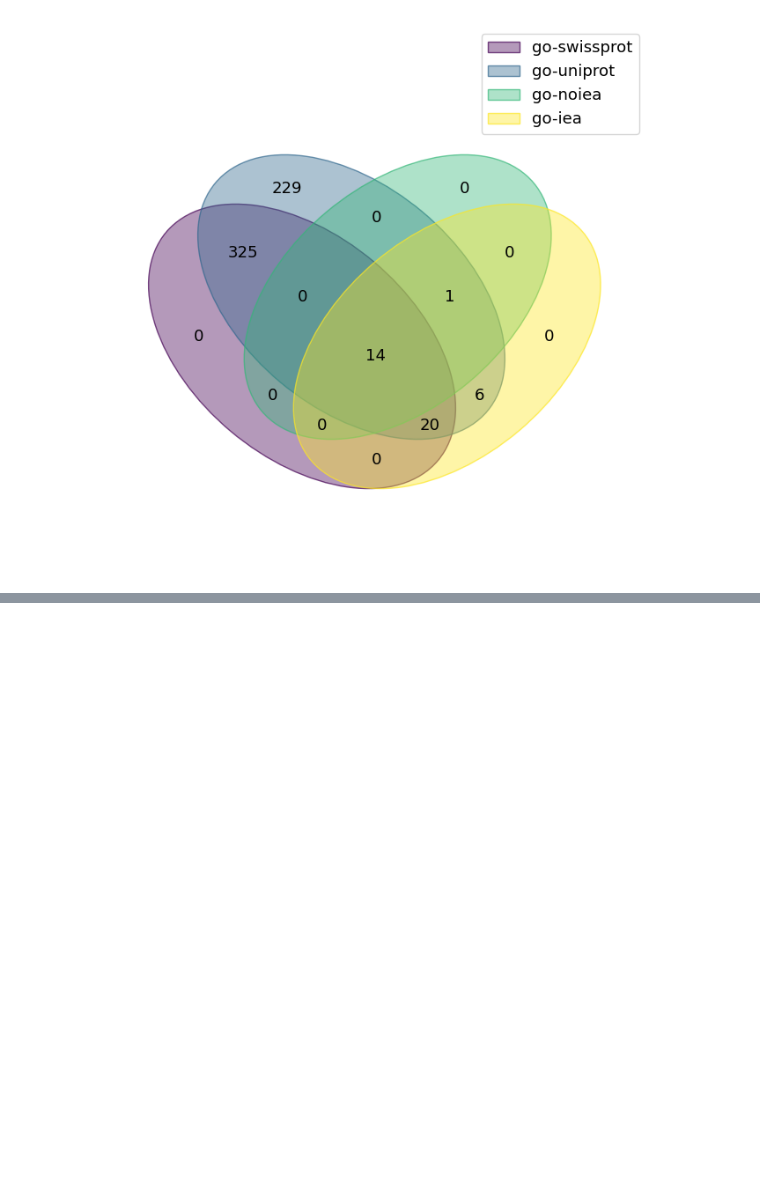
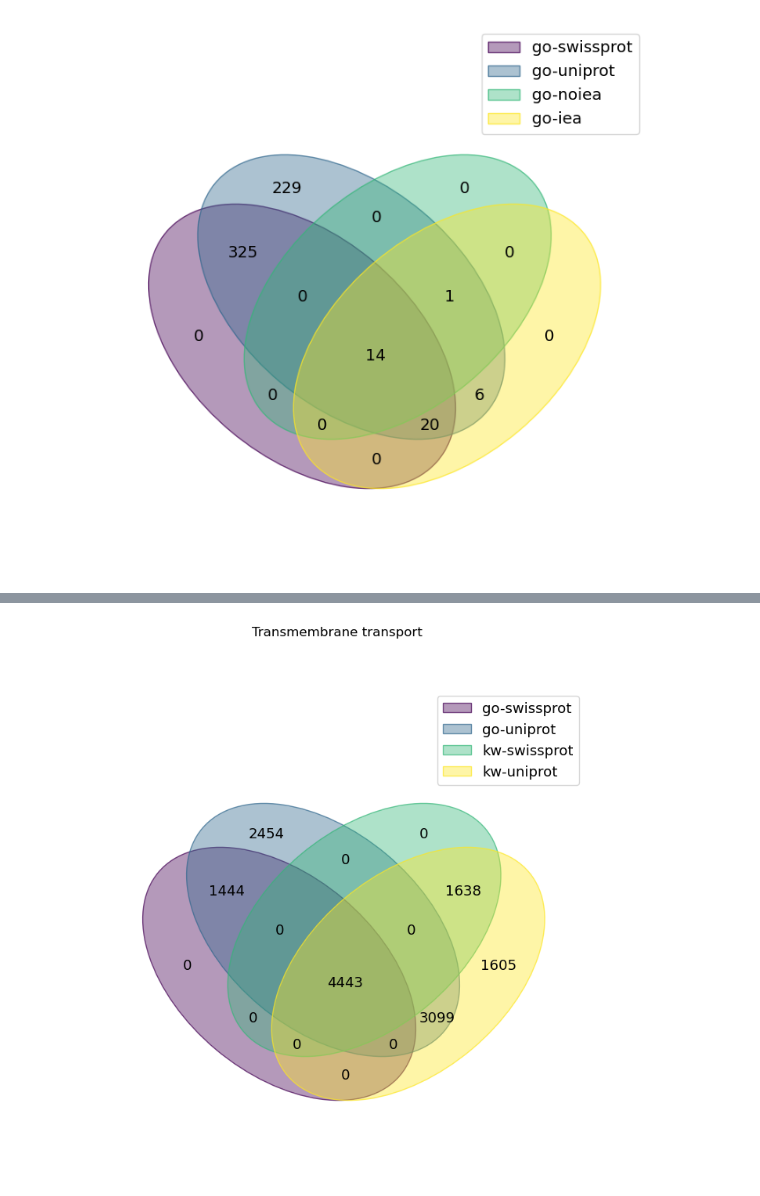
Before and after one commit to adenger/subpred4, a Jupyter notebook: notebooks/trembl_analysis.ipynb, the cells around one changed output, grey strips where cells are left out. Saved outputs shown, nothing was run; the diff lists cells and outputs as text; code cells hidden in the pictures; blank space fills up the shorter version.

```diff
--- a/notebooks/trembl_analysis.ipynb
+++ b/notebooks/trembl_analysis.ipynb
@@ -65,7 +68,10 @@ df_uniprot.head()
 | A0PK11 | reviewed | CLRN2_HUMAN | GO:0007605; GO:0016021; GO:003242... | 9606 | KW-1003; KW-0966; KW-0209; KW-022... | MPGWFKKAWYGLASLLSFSSFILIIVALVVPHW... |
 # %%
 import re
-df_uniprot = df_uniprot[df_uniprot.Sequence.str.match(re.compile("[ACDEFGHIKLMNPQRSTVWY]+"))]
+
+df_uniprot = df_uniprot[
+    df_uniprot.Sequence.str.match(re.compile("[ACDEFGHIKLMNPQRSTVWY]+"))
+]
 # %%
 swissprot_proteins = set(df_uniprot[df_uniprot.Reviewed == "reviewed"].index.to_list())
 trembl_proteins = set(df_uniprot[df_uniprot.Reviewed == "unreviewed"].index.to_list())
@@ -227,0 +265,9 @@ Transmembrane (KW-0812)
+# %%
+df_uniprot_kw = df_uniprot["Keyword ID"].rename("kw_ids")
+df_uniprot_kw = df_uniprot_kw[~df_uniprot_kw.isnull()]
+df_uniprot_kw = df_uniprot_kw.str.split(";").explode().str.strip()
+df_uniprot_kw = df_uniprot_kw.reset_index(drop=False)
+df_uniprot_kw = df_uniprot_kw.merge(
+    df_uniprot.Reviewed, how="inner", left_on="Entry", right_index=True
+)
+df_uniprot_kw.head()
@@ -227,0 +281,7 @@ Transmembrane (KW-0812)
+# %%
+transmembrane_proteins = df_uniprot_kw[df_uniprot_kw.kw_ids == keywords["Transmembrane"]].Entry.unique()
+df_uniprot_kw_transmembrane = df_uniprot_kw[
+    df_uniprot_kw.Entry.isin(transmembrane_proteins)
+].reset_index(drop=True)
+
+df_uniprot_kw_transmembrane.head()
@@ -227,0 +301,18 @@ Transmembrane (KW-0812)
+# %%
+def venn_plot_kw(go_set: set, keyword:str):
+    go_swissprot = set(
+        df_swissprot_go[df_swissprot_go.go_id.isin(go_set)].Entry.to_list()
+    )
+    go_uniprot = set(df_uniprot_go[df_uniprot_go.go_id.isin(go_set)].Entry.to_list())
+    kw_uniprot = set(
+        df_uniprot_kw_transmembrane[
+            (df_uniprot_kw_transmembrane.kw_ids == keyword)
+        ].Entry.unique()
+    )
+    kw_swissprot = set(
+        df_uniprot_kw_transmembrane[
+            (df_uniprot_kw_transmembrane.kw_ids == keyword)
+            & (df_uniprot_kw_transmembrane.Reviewed == "reviewed")
+        ].Entry.unique()
+    )
+    venn({"go-swissprot": go_swissprot, "go-uniprot": go_uniprot, "kw-swissprot": kw_swissprot, "kw-uniprot": kw_uniprot})
@@ -227,0 +323,6 @@ Transmembrane (KW-0812)
+# %%
+venn_plot_kw(transmembrane_transport_descendants, keywords["Transport"])
+plt.suptitle("Transmembrane transport")
+plt.show()
+# %% [output]
+[figure, added]
```
Also changed, not shown: parts of 28 cells of this notebook.
